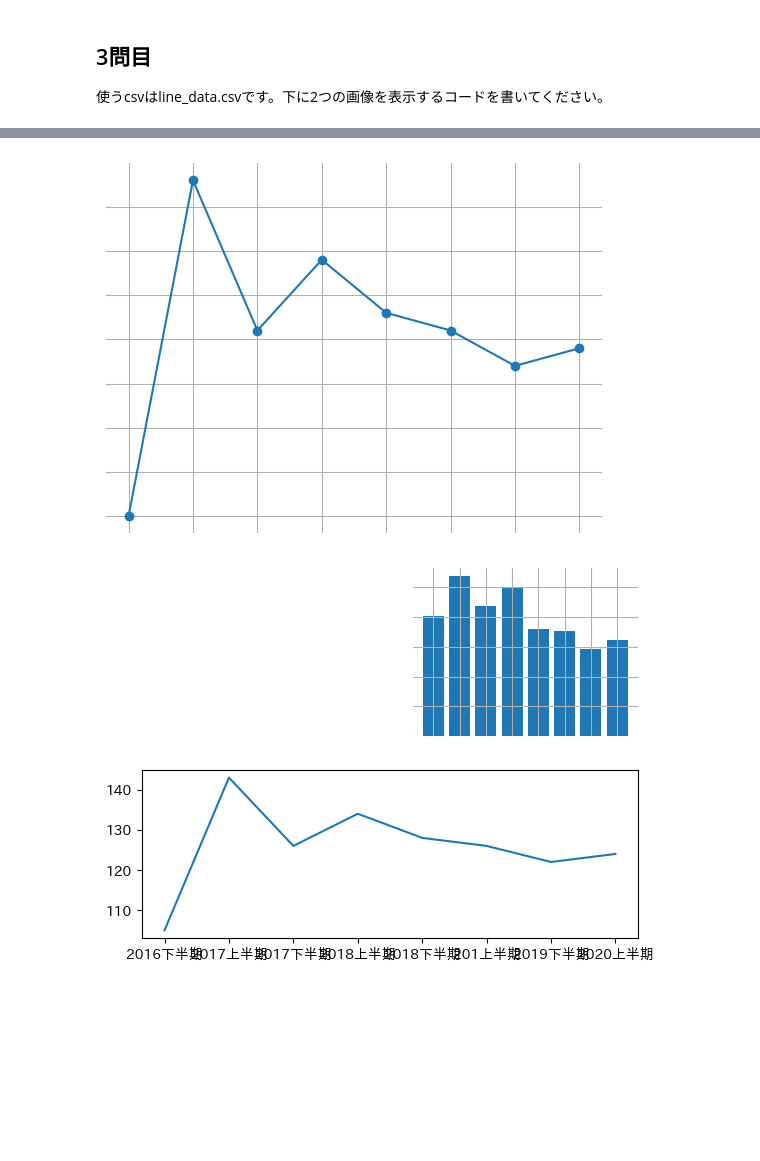
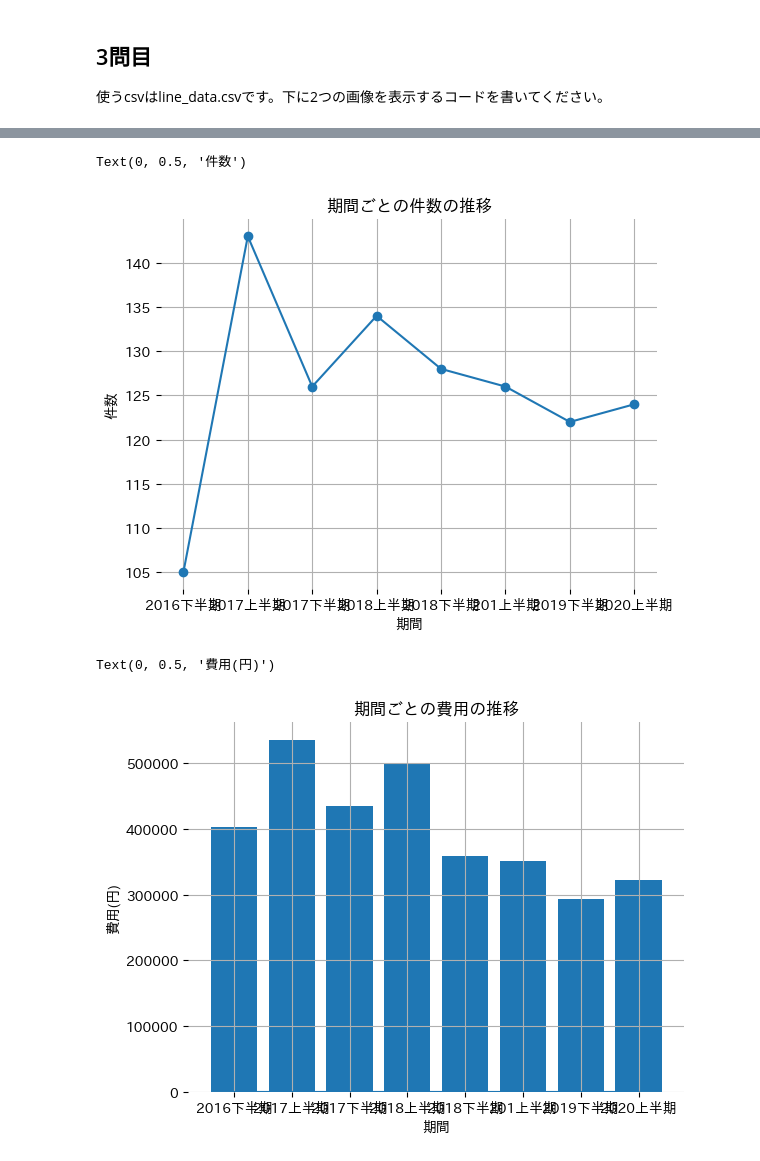
Before and after one commit to rosa0729/Basic-Python, a Jupyter notebook: colab/quizzes/可視化問題.ipynb, the cells around one changed output, grey strips where cells are left out. Drawn from its saved outputs; the diff is of its cells as text; code cells hidden in the pictures; blank space fills up the shorter version.

```diff
--- a/colab/quizzes/可視化問題.ipynb
+++ b/colab/quizzes/可視化問題.ipynb
@@ -59,21 +58,25 @@ plt.gca().spines['top'].set_visible(False)
 plt.gca().spines['bottom'].set_visible(False)
 plt.gca().spines['left'].set_visible(False)
 
-plt.tick_params(labelbottom=False, labelleft=False, labelright=False, labeltop=False, bottom=False, left=False, right=False, top=False)
-plt.show()
+plt.title("期間ごとの件数の推移")
+plt.xlabel("期間")
+plt.ylabel("件数")
 # %% [output]
+Text(0, 0.5, '件数')
-[figure, old version]
+[figure, new version]
 # %%
 plt.plot(df_line['期間'], df_line['件数'])
 
 plt.bar(df_line['期間'], df_line['費用'])
 plt.grid()
 plt.gca().spines['right'].set_visible(False)
 plt.gca().spines['top'].set_visible(False)
 plt.gca().spines['bottom'].set_visible(False)
 plt.gca().spines['left'].set_visible(False)
 
-plt.tick_params(labelbottom=False, labelleft=False, labelright=False, labeltop=False, bottom=False, left=False, right=False, top=False)
-plt.show()
+plt.title("期間ごとの費用の推移")
+plt.xlabel("期間")
+plt.ylabel("費用(円)")
 # %% [output]
+Text(0, 0.5, '費用(円)')
-[figure, old version]
+[figure, new version]
```
Also changed, not shown: parts of 2 cells of this notebook.
